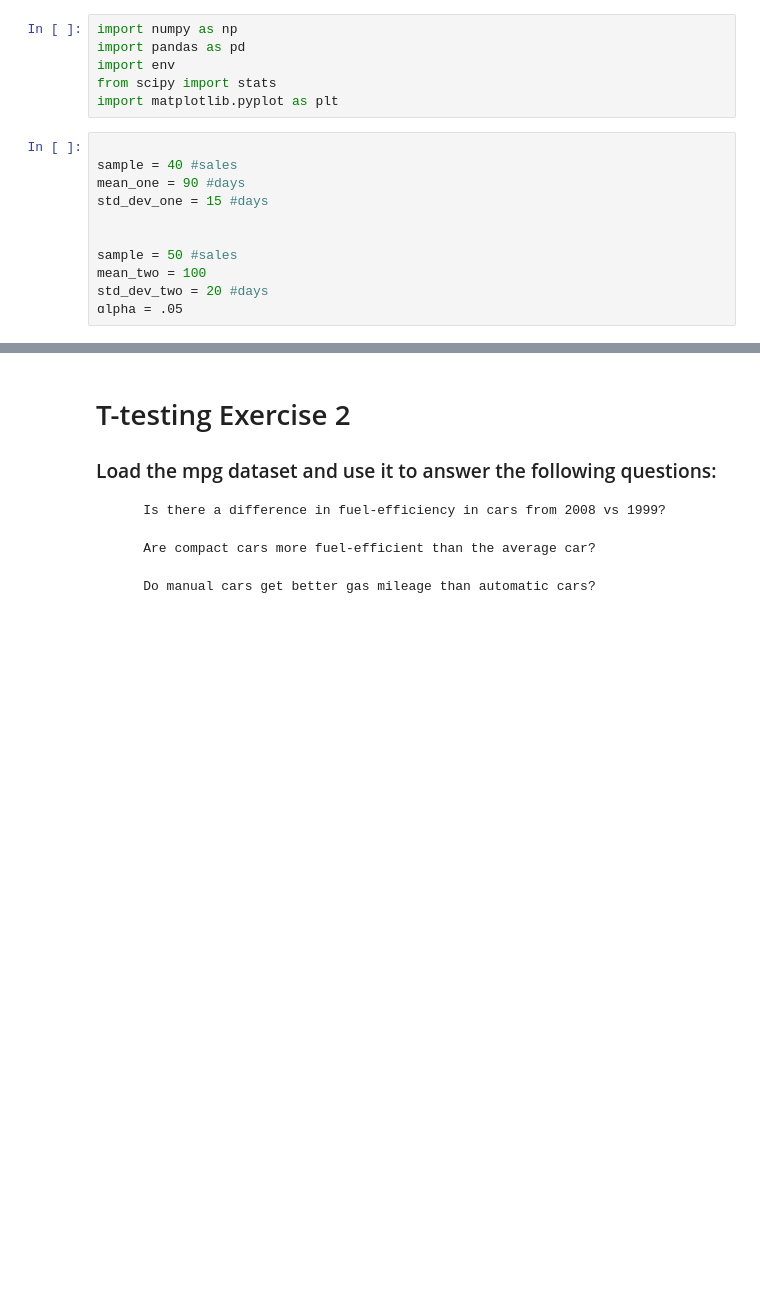
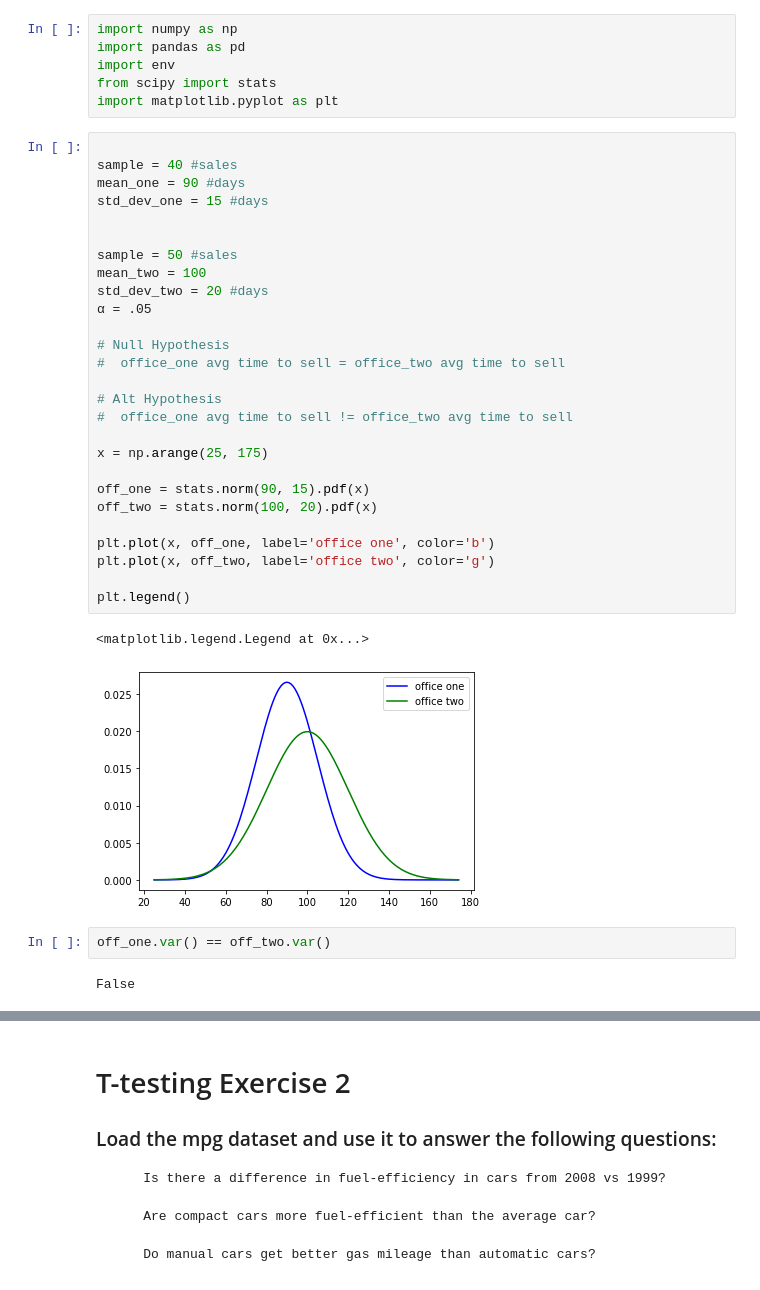
Before and after one commit to BraedenWright/statistics-exercises, a Jupyter notebook: hypothesis_testing.ipynb, the cells around one changed output, grey strips where cells are left out. Saved outputs shown, nothing was run; the diff lists cells and outputs as text; blank space fills up the shorter version.

```diff
--- a/hypothesis_testing.ipynb
+++ b/hypothesis_testing.ipynb
@@ -74,11 +74,34 @@ import matplotlib.pyplot as plt
 # %%
 
 sample = 40 #sales
 mean_one = 90 #days
 std_dev_one = 15 #days
 
 
 sample = 50 #sales
 mean_two = 100
 std_dev_two = 20 #days
-ɑlpha = .05
+α = .05
+
+# Null Hypothesis
+#  office_one avg time to sell = office_two avg time to sell
+
+# Alt Hypothesis
+#  office_one avg time to sell != office_two avg time to sell
+
+x = np.arange(25, 175)
+
+off_one = stats.norm(90, 15).pdf(x)
+off_two = stats.norm(100, 20).pdf(x)
+
+plt.plot(x, off_one, label='office one', color='b')
+plt.plot(x, off_two, label='office two', color='g')
+
+plt.legend()
+# %% [output]
+<matplotlib.legend.Legend at 0x...>
+[figure, added]
+# %%
+off_one.var() == off_two.var()
+# %% [output]
+False
```
Also changed, not shown: parts of 12 cells of this notebook.
